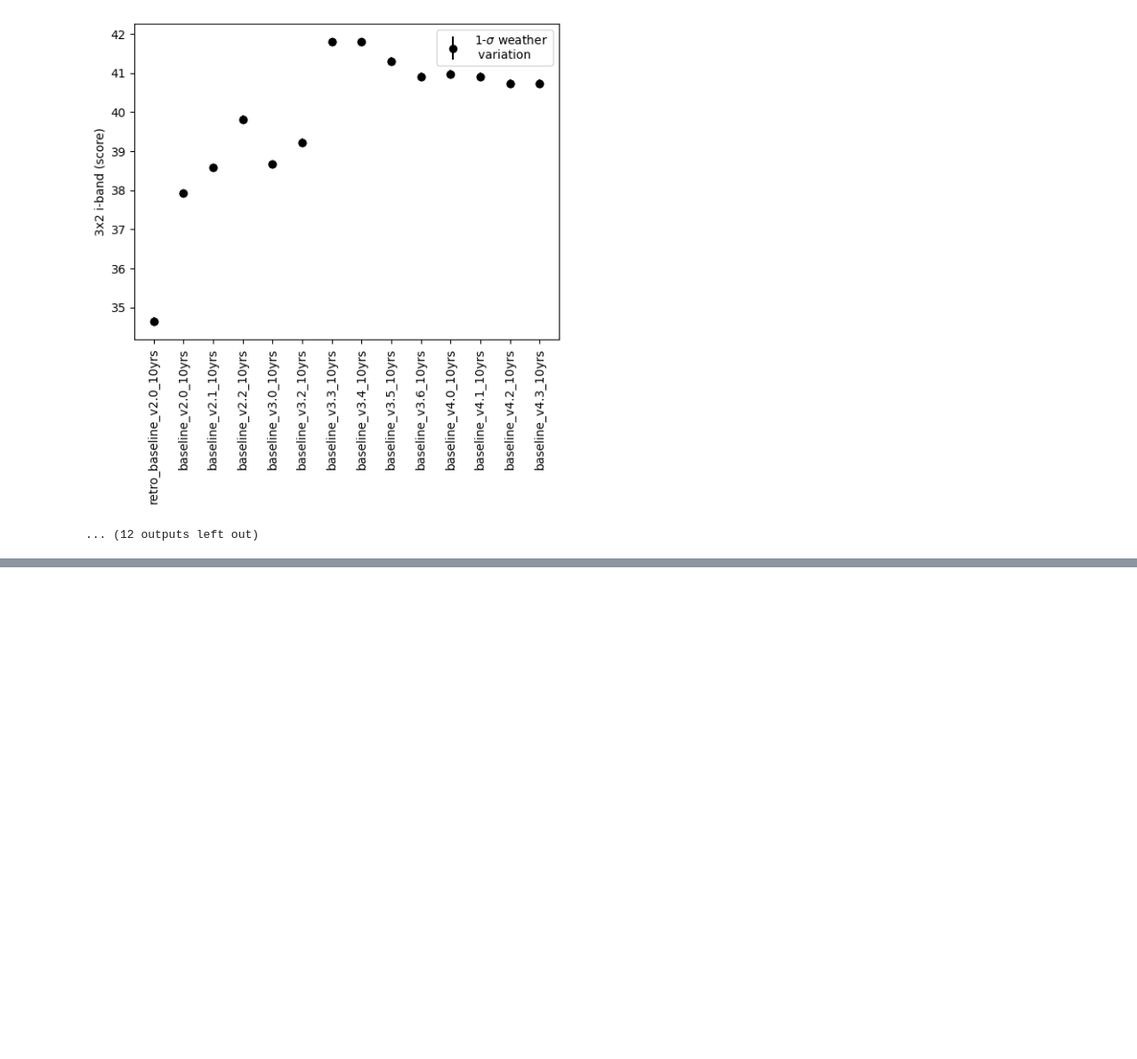
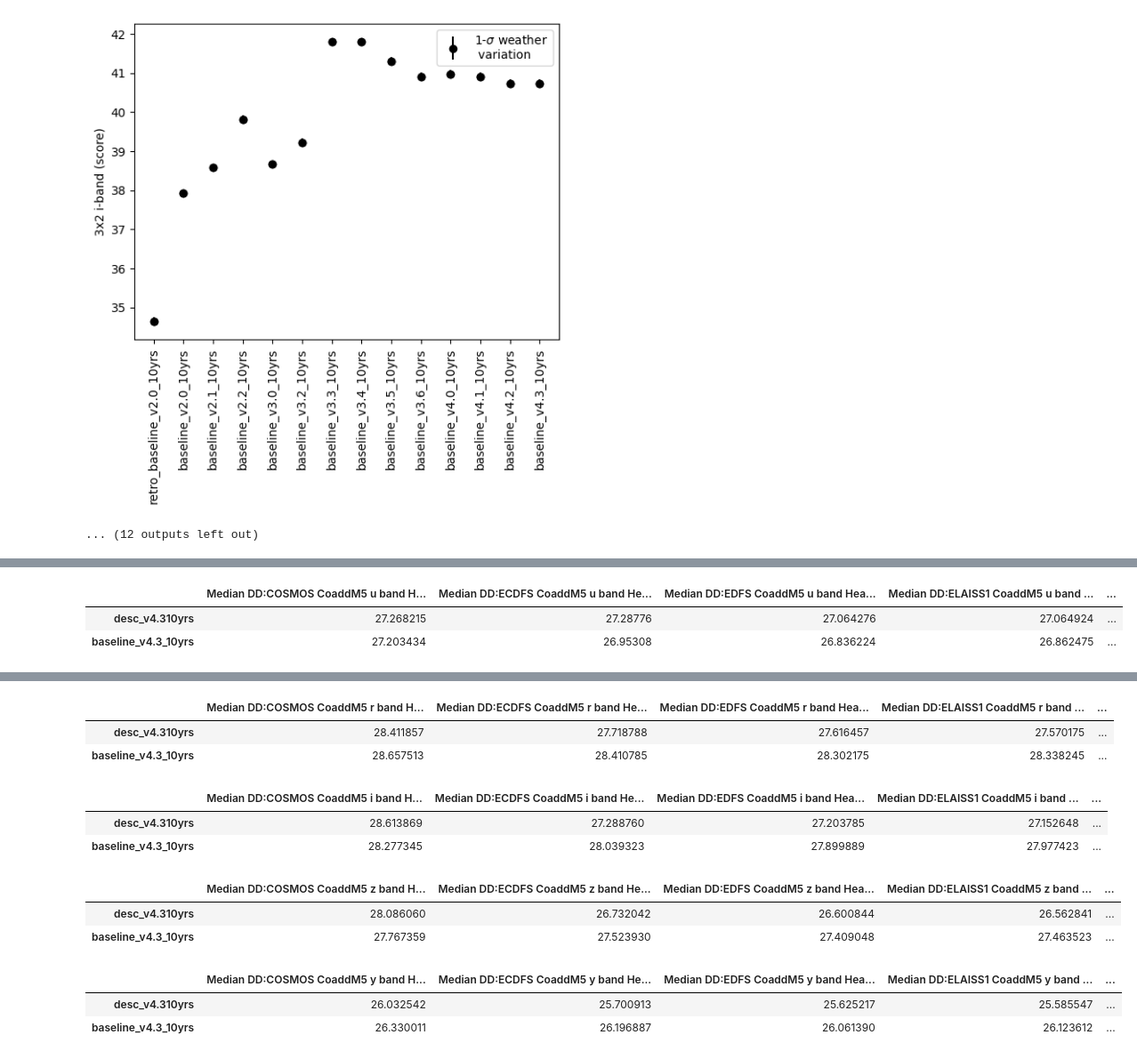
Before and after one commit to lsst-sims/sims_featureScheduler_runs4.3, a Jupyter notebook: maf/quick_look.ipynb, the cells around one changed output, grey strips where cells are left out. Shown at 89% size. Cells and saved outputs as stored; diff of their text form; code cells hidden in the pictures; blank space fills up the shorter version.

```diff
--- a/maf/quick_look.ipynb
+++ b/maf/quick_look.ipynb
@@ -336,0 +374,20 @@ for col in sub_data.columns:
+# %%
+bands = 'ugrizy'
+names = ["DD:COSMOS", "DD:ECDFS", "DD:EDFS", "DD:ELAISS1", "DD:WFD", "DD:XMM_LSS"]
+
+dfs = []
+
+for band in bands:
+    cols = []
+    for name in names:
+        cols.append('Median %s CoaddM5 %s band HealpixSubsetSlicer' % (name, band))
+    d1 = data_loaded[cols].loc['desc_v4.310yrs']
+    d2 = data_loaded[cols].loc['baseline_v4.3_10yrs']
+    dfs.append(pd.concat([d1.to_frame().T, d2.to_frame().T]))
+# %%
+for d in dfs:
+    display(d)
+# %% [output]
+|  | Median DD:COSMOS CoaddM5 u band H... | Median DD:ECDFS CoaddM5 u band He... | Median DD:EDFS CoaddM5 u band Hea... | Median DD:ELAISS1 CoaddM5 u band ... | ... |
+| desc_v4.310yrs | 27.268215 | 27.28776 | 27.064276 | 27.064924 | ... |
+| baseline_v4.3_10yrs | 27.203434 | 26.95308 | 26.836224 | 26.862475 | ... |
@@ -336,0 +397,12 @@ for col in sub_data.columns:
+|  | Median DD:COSMOS CoaddM5 r band H... | Median DD:ECDFS CoaddM5 r band He... | Median DD:EDFS CoaddM5 r band Hea... | Median DD:ELAISS1 CoaddM5 r band ... | ... |
+| desc_v4.310yrs | 28.411857 | 27.718788 | 27.616457 | 27.570175 | ... |
+| baseline_v4.3_10yrs | 28.657513 | 28.410785 | 28.302175 | 28.338245 | ... |
+|  | Median DD:COSMOS CoaddM5 i band H... | Median DD:ECDFS CoaddM5 i band He... | Median DD:EDFS CoaddM5 i band Hea... | Median DD:ELAISS1 CoaddM5 i band ... | ... |
+| desc_v4.310yrs | 28.613869 | 27.288760 | 27.203785 | 27.152648 | ... |
+| baseline_v4.3_10yrs | 28.277345 | 28.039323 | 27.899889 | 27.977423 | ... |
+|  | Median DD:COSMOS CoaddM5 z band H... | Median DD:ECDFS CoaddM5 z band He... | Median DD:EDFS CoaddM5 z band Hea... | Median DD:ELAISS1 CoaddM5 z band ... | ... |
+| desc_v4.310yrs | 28.086060 | 26.732042 | 26.600844 | 26.562841 | ... |
+| baseline_v4.3_10yrs | 27.767359 | 27.523930 | 27.409048 | 27.463523 | ... |
+|  | Median DD:COSMOS CoaddM5 y band H... | Median DD:ECDFS CoaddM5 y band He... | Median DD:EDFS CoaddM5 y band Hea... | Median DD:ELAISS1 CoaddM5 y band ... | ... |
+| desc_v4.310yrs | 26.032542 | 25.700913 | 25.625217 | 25.585547 | ... |
+| baseline_v4.3_10yrs | 26.330011 | 26.196887 | 26.061390 | 26.123612 | ... |
```
Also changed, not shown: parts of 3 cells of this notebook, 1 other file.
